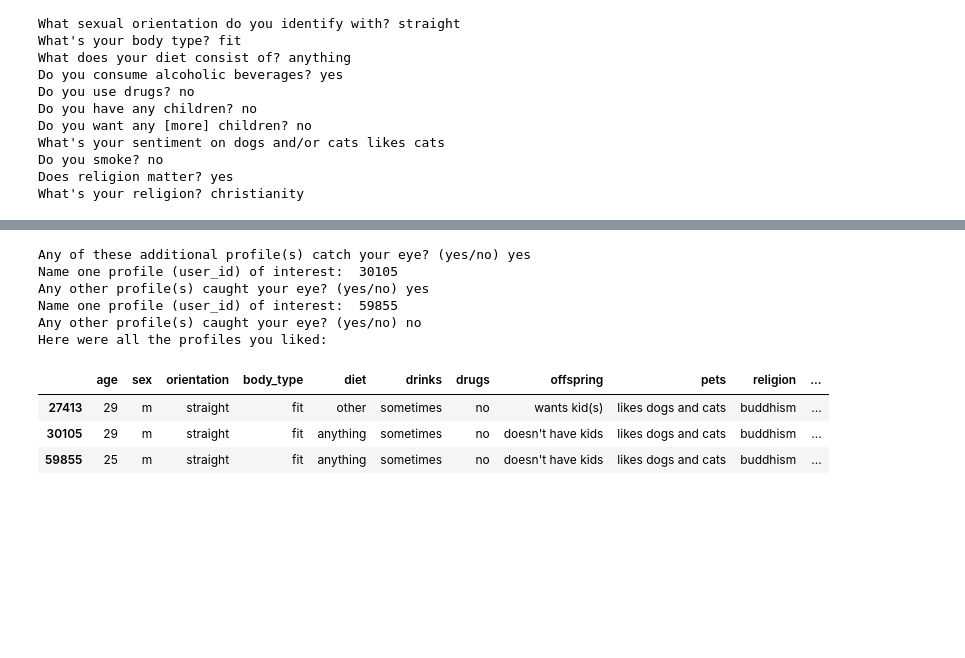
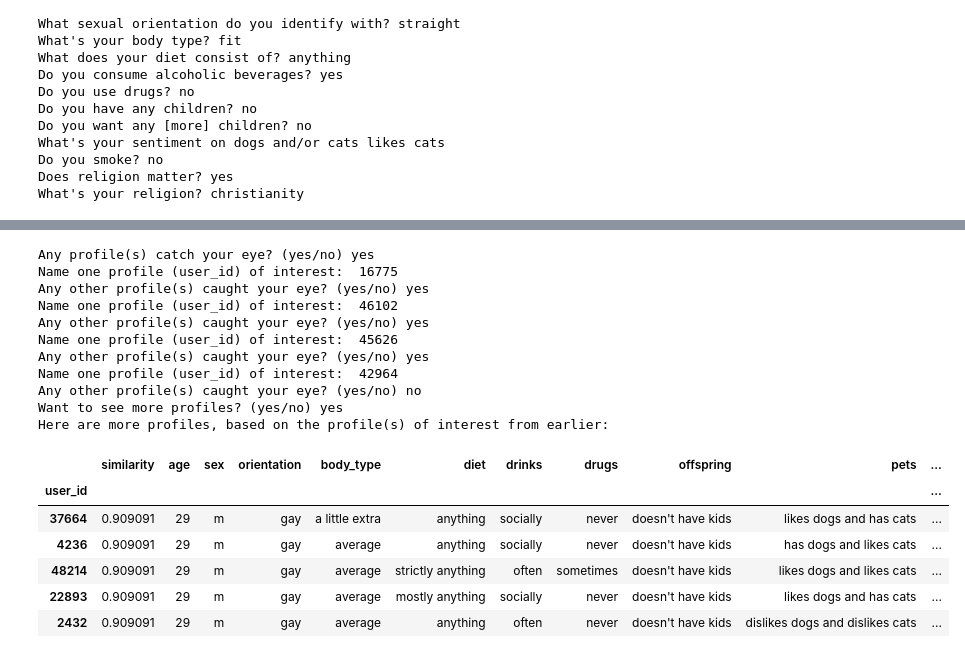
Before and after one commit to vleong1/capstone_proj, a Jupyter notebook: 08_more-matches.ipynb, the cells around one changed output, grey strips where cells are left out. Saved outputs shown, nothing was run; the diff lists cells and outputs as text; code cells hidden in the pictures; blank space fills up the shorter version.

```diff
--- a/08_more-matches.ipynb
+++ b/08_more-matches.ipynb
@@ -223,3 +202,6 @@ orientation = orientation('bisexual', 'f', religion5, lowest_age5, highest_age5)
 | 59215 | 26 | m | bisexual | fit | other | no | sometimes | doesn't have kids | likes dogs and cats | buddhism | ... |
 | 59855 | 25 | m | straight | fit | anything | sometimes | no | doesn't have kids | likes dogs and cats | buddhism | ... |
 139 rows × 11 columns
+# %%
+orientation_df = cupid_df[(((cupid_df['sex'] == 'f') & (cupid_df['orientation'] == 'straight')) | ((cupid_df['sex'] == 'f') & (cupid_df['orientation'] == 'bisexual'))) \
+                & (cupid_df['religion'] == religion13) & (cupid_df['age'] >= lowest_age13) & (cupid_df['age'] <= highest_age13)].head()
@@ -522,7 +524,7 @@ def more_matches2(invalue, profile_lis, religion, lowest_age, highest_age):
         if invalue_df['sex'].unique()[0] == 'f' and invalue_df['orientation'].unique()[0] == 'straight':
 
             # split data by orientation
-            orientation_df = orientation('straight/bi', 'f', religion, lowest_age, highest_age)
+            orientation_df = orientation('straight/bi', 'm', religion, lowest_age, highest_age)
 
             print("Here are more profiles, based on the profile(s) of interest from earlier:")
             return offspring_subset(likes_df, orientation_df)
@@ -531,7 +533,7 @@ def more_matches2(invalue, profile_lis, religion, lowest_age, highest_age):
         elif invalue_df['sex'].unique()[0] == 'm' and invalue_df['orientation'].unique()[0] == 'straight':
 
             # split data by orientation
-            orientation_df = orientation('straight/bi', 'm', religion, lowest_age, highest_age)
+            orientation_df = orientation('straight/bi', 'f', religion, lowest_age, highest_age)
 
             print("Here are more profiles, based on the profile(s) of interest from earlier:")
             return offspring_subset(likes_df, orientation_df)
@@ -540,7 +542,7 @@ def more_matches2(invalue, profile_lis, religion, lowest_age, highest_age):
         elif invalue_df['sex'].unique()[0] == 'f' and invalue_df['orientation'].unique()[0] == 'gay':
 
             # split data by orientation
-            orientation_df = orientation('gay', 'f', religion, lowest_age, highest_age)
+            orientation_df = orientation('gay/bi', 'f', religion, lowest_age, highest_age)
 
             print("Here are more profiles, based on the profile(s) of interest from earlier:")
             return offspring_subset(likes_df, orientation_df)
@@ -549,7 +551,7 @@ def more_matches2(invalue, profile_lis, religion, lowest_age, highest_age):
         elif invalue_df['sex'].unique()[0] == 'm' and invalue_df['orientation'].unique()[0] == 'gay':
 
             # split data by orientation
-            orientation_df = orientation('gay', 'm', religion, lowest_age, highest_age)
+            orientation_df = orientation('gay/bi', 'm', religion, lowest_age, highest_age)
 
             print("Here are more profiles, based on the profile(s) of interest from earlier:")
             return offspring_subset(likes_df, orientation_df)
@@ -689,0 +780,12 @@ lover_recommender_test8(invalue2, religion2, lowest_age2, highest_age2)
+# %%
+# returning additional profiles based on any of the ones the user liked
+
+answer = str(input('Any profile(s) catch your eye? (yes/no)'))
+
+profile_lis = []
+while answer == 'yes':
+    profile = int(input('Name one profile (user_id) of interest: '))
+    profile_lis.append(profile)
+    answer = str(input('Any other profile(s) caught your eye? (yes/no)'))
+
+more_matches2(invalue12, profile_lis, religion12, lowest_age12, highest_age12)
@@ -730 +852,10 @@ Here are more profiles, based on the profile(s) of interest from earlier:
 | 11348 | 0.727273 | 30 | m | straight | fit | anything | socially | never | doesn't have kids | likes dogs and likes cats | ... |
+# %%
+# gay male
+
+invalue9 = ['25', 'm', 'gay', 'average', 'anything', 'yes', 'no', "has kid(s), but doesn't want more", 'likes dogs and cats', "doesn't matter", 'no']
+highest_age9 = 35
+lowest_age9 = 28
+religion9 = "doesn't matter"
+
+lover_recommender_test8(invalue9, religion9, lowest_age9, highest_age9)
@@ -731,28 +870,31 @@ Here are more profiles, based on the profile(s) of interest from earlier:
 # %%
-# showing all profiles that the user liked
+# returning additional profiles based on any of the ones the user liked
 
-answer = str(input('Any of these additional profile(s) catch your eye? (yes/no)'))
+answer = str(input('Any profile(s) catch your eye? (yes/no)'))
 
-likes_df = pd.DataFrame(columns = cupid_df.columns)
-
+profile_lis = []
 while answer == 'yes':
     profile = int(input('Name one profile (user_id) of interest: '))
     profile_lis.append(profile)
     answer = str(input('Any other profile(s) caught your eye? (yes/no)'))
 
-for person in profile_lis:
-    likes_df = likes_df.append(cupid_df.loc[person])
-
-print('Here were all the profiles you liked:')
-likes_df
+more_matches2(invalue9, profile_lis, religion9, lowest_age9, highest_age9)
 # %% [output]
-Any of these additional profile(s) catch your eye? (yes/no) yes
-Name one profile (user_id) of interest:  30105
+Any profile(s) catch your eye? (yes/no) yes
+Name one profile (user_id) of interest:  16775
 Any other profile(s) caught your eye? (yes/no) yes
-Name one profile (user_id) of interest:  59855
+Name one profile (user_id) of interest:  46102
+Any other profile(s) caught your eye? (yes/no) yes
+Name one profile (user_id) of interest:  45626
+Any other profile(s) caught your eye? (yes/no) yes
+Name one profile (user_id) of interest:  42964
 Any other profile(s) caught your eye? (yes/no) no
-Here were all the profiles you liked:
+Want to see more profiles? (yes/no) yes
+Here are more profiles, based on the profile(s) of interest from earlier:
-|  | age | sex | orientation | body_type | diet | drinks | drugs | offspring | pets | religion | ... |
-| 27413 | 29 | m | straight | fit | other | sometimes | no | wants kid(s) | likes dogs and cats | buddhism | ... |
-| 30105 | 29 | m | straight | fit | anything | sometimes | no | doesn't have kids | likes dogs and cats | buddhism | ... |
-| 59855 | 25 | m | straight | fit | anything | sometimes | no | doesn't have kids | likes dogs and cats | buddhism | ... |
+|  | similarity | age | sex | orientation | body_type | diet | drinks | drugs | offspring | pets | ... |
+| user_id |  |  |  |  |  |  |  |  |  |  | ... |
+| 37664 | 0.909091 | 29 | m | gay | a little extra | anything | socially | never | doesn't have kids | likes dogs and has cats | ... |
+| 4236 | 0.909091 | 29 | m | gay | average | anything | socially | never | doesn't have kids | has dogs and likes cats | ... |
+| 48214 | 0.909091 | 29 | m | gay | average | strictly anything | often | sometimes | doesn't have kids | likes dogs and likes cats | ... |
+| 22893 | 0.909091 | 29 | m | gay | average | mostly anything | socially | never | doesn't have kids | likes dogs and has cats | ... |
+| 2432 | 0.909091 | 29 | m | gay | average | anything | often | never | doesn't have kids | dislikes dogs and dislikes cats | ... |
```
Also changed, not shown: parts of 43 cells of this notebook, 6 other files.
